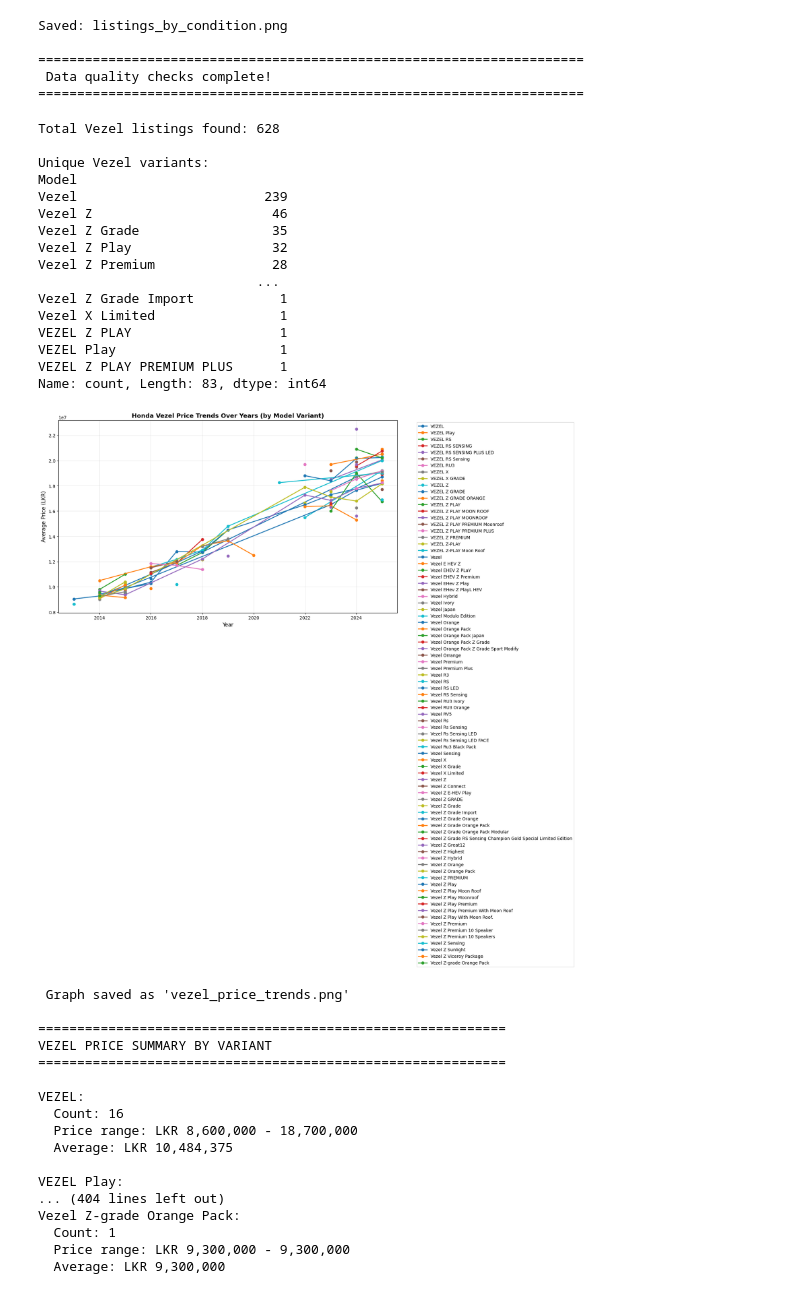
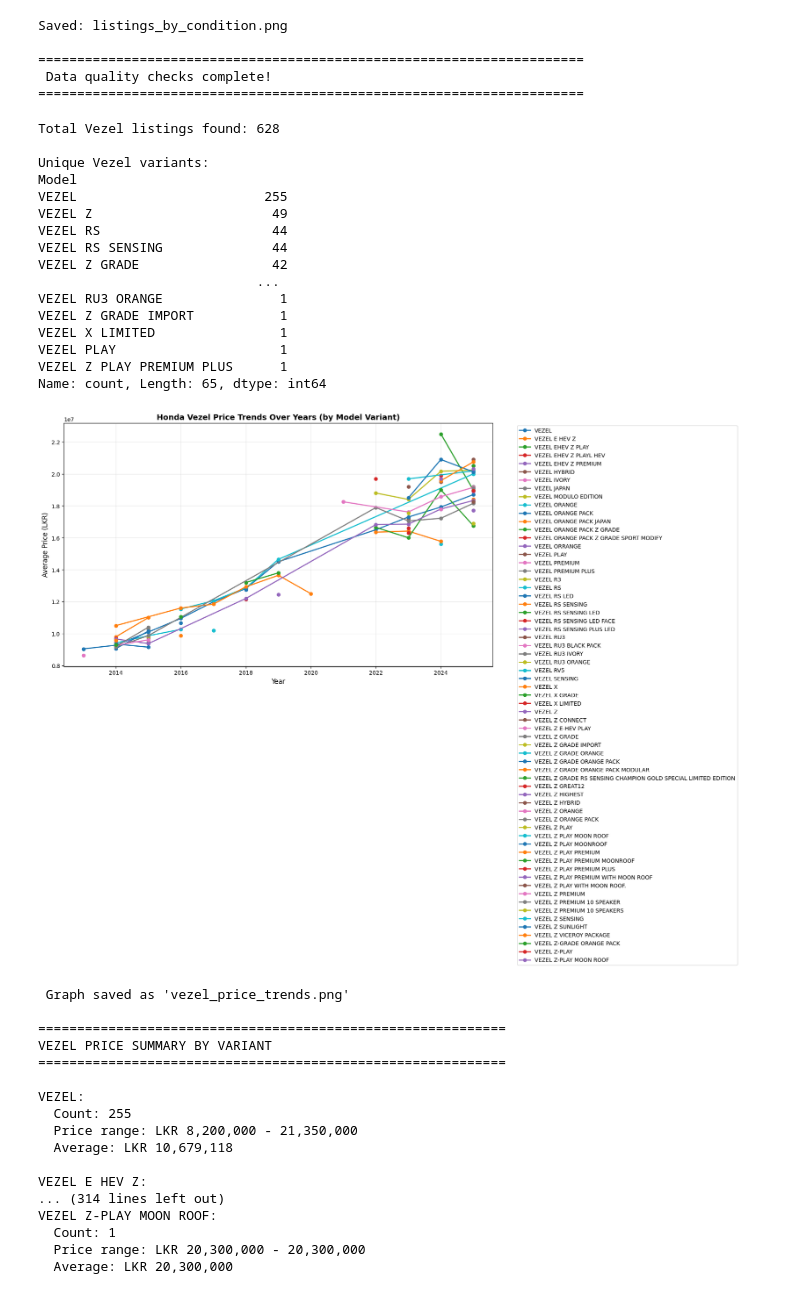
Before and after one commit to akila20040720/autoinsightcs70, a Jupyter notebook: model_training/model_training.ipynb, the cells around one changed output. Cells and saved outputs as stored; diff of their text form; code cells hidden in the pictures.

Commit message:
fixed the year filter issue in the model

```diff
--- a/model_training/model_training.ipynb
+++ b/model_training/model_training.ipynb
@@ -779,7 +781,7 @@ import matplotlib.pyplot as plt
 import pandas as pd
 
 # Load the dataset
-data = pd.read_csv(r'C:\Users\Pc\Documents\GitHub\autoinsightcs70\model_training\dataset_with_condition.csv')
+data = pd.read_csv(r'C:\Users\Pc\Documents\GitHub\autoinsightcs70\model_training\dataset_with_condition_uppercase.csv')
 
 # Filter for Vezel models only
 vezel_data = data[data['Model'].str.contains('VEZEL', case=False, na=False)].copy()
@@ -800,44 +802,44 @@ for model in vezel_price_by_year['Model'].unique():
     plt.plot(model_data['Year'], model_data['Price'], marker='o', label=model, linewidth=2)
 
 plt.xlabel('Year', fontsize=12)
 plt.ylabel('Average Price (LKR)', fontsize=12)
 plt.title('Honda Vezel Price Trends Over Years (by Model Variant)', fontsize=14, fontweight='bold')
 plt.legend(bbox_to_anchor=(1.05, 1), loc='upper left', fontsize=10)
 plt.grid(True, alpha=0.3)
 plt.tight_layout()
 plt.savefig('vezel_price_trends.png', dpi=300, bbox_inches='tight')
 plt.show()
 
 print("\n Graph saved as 'vezel_price_trends.png'")
 
 # Print summary statistics
 print(f"\n{'='*60}")
 print("VEZEL PRICE SUMMARY BY VARIANT")
 print(f"{'='*60}")
 for model in sorted(vezel_data['Model'].unique()):
     model_subset = vezel_data[vezel_data['Model'] == model]
     print(f"\n{model}:")
     print(f"  Count: {len(model_subset)}")
     print(f"  Price range: LKR {model_subset['Price'].min():,.0f} - {model_subset['Price'].max():,.0f}")
     print(f"  Average: LKR {model_subset['Price'].mean():,.0f}")
 # %% [output]
 Total Vezel listings found: 628
 
 Unique Vezel variants:
 Model
-Vezel                        239
-Vezel Z                       46
-Vezel Z Grade                 35
-Vezel Z Play                  32
-Vezel Z Premium               28
+VEZEL                        255
+VEZEL Z                       49
+VEZEL RS                      44
+VEZEL RS SENSING              44
+VEZEL Z GRADE                 42
                             ...
-Vezel Z Grade Import           1
-Vezel X Limited                1
-VEZEL Z PLAY                   1
-VEZEL Play                     1
+VEZEL RU3 ORANGE               1
+VEZEL Z GRADE IMPORT           1
+VEZEL X LIMITED                1
+VEZEL PLAY                     1
 VEZEL Z PLAY PREMIUM PLUS      1
-Name: count, Length: 83, dtype: int64
+Name: count, Length: 65, dtype: int64
-[figure, old version]
+[figure, new version]
  Graph saved as 'vezel_price_trends.png'
 
 ============================================================
@@ -845,16 +847,16 @@ VEZEL PRICE SUMMARY BY VARIANT
 ============================================================
 
 VEZEL:
-  Count: 16
-  Price range: LKR 8,600,000 - 18,700,000
-  Average: LKR 10,484,375
+  Count: 255
+  Price range: LKR 8,200,000 - 21,350,000
+  Average: LKR 10,679,118
 
-VEZEL Play:
-... (404 lines left out)
-Vezel Z-grade Orange Pack:
+VEZEL E HEV Z:
+... (314 lines left out)
+VEZEL Z-PLAY MOON ROOF:
   Count: 1
-  Price range: LKR 9,300,000 - 9,300,000
-  Average: LKR 9,300,000
+  Price range: LKR 20,300,000 - 20,300,000
+  Average: LKR 20,300,000
 # %%
 import matplotlib.pyplot as plt
 import pandas as pd
```
Also changed, not shown: parts of 4 cells of this notebook, 5 other files.
